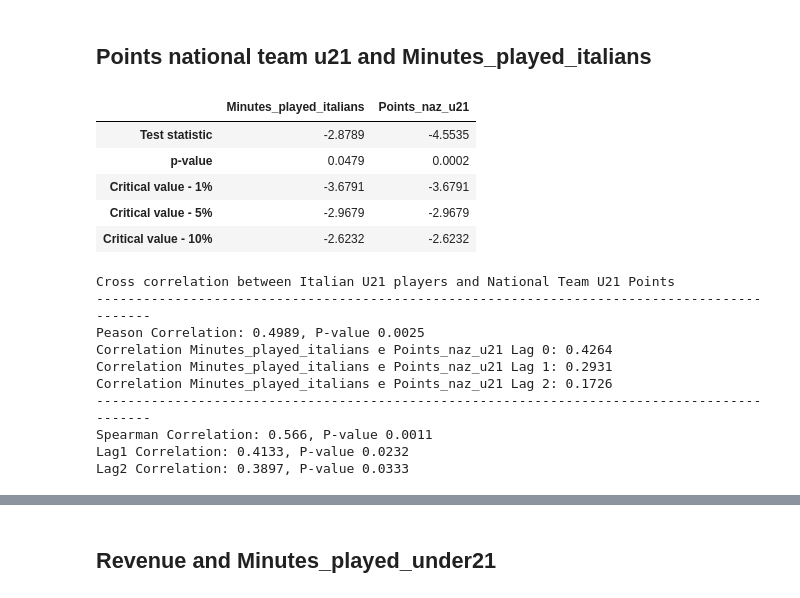
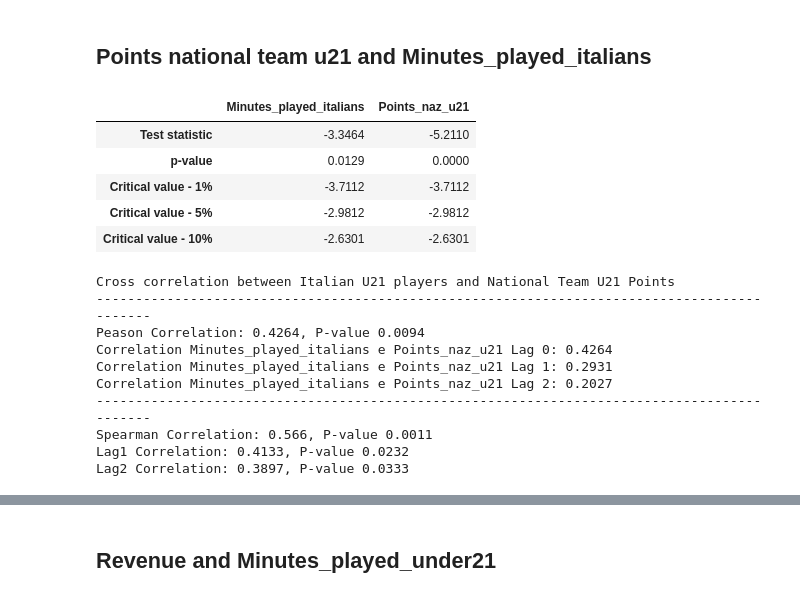
Before and after one commit to frapic98/Minutes-played-by-under-21-players-in-Serie-a, a Jupyter notebook: granger_casuality_ccn.ipynb, the cells around one changed output, grey strips where cells are left out. Saved outputs shown, nothing was run; the diff lists cells and outputs as text; code cells hidden in the pictures.

```diff
--- a/granger_casuality_ccn.ipynb
+++ b/granger_casuality_ccn.ipynb
@@ -103,24 +103,24 @@ Lag2 Correlation: -0.4313, P-value 0.0219
 # %% [markdown]
 ## Points national team  u21 and Minutes_played_italians
 # %%
-adf_test(mins_played[["Minutes_played_italians","Points_naz_u21"]][26:])
+adf_test(mins_played[["Minutes_played_italians","Points_naz_u21"]][29:])
 # %% [output]
 |  | Minutes_played_italians | Points_naz_u21 |
-| Test statistic | -2.8789 | -4.5535 |
-| p-value | 0.0479 | 0.0002 |
-| Critical value - 1% | -3.6791 | -3.6791 |
-| Critical value - 5% | -2.9679 | -2.9679 |
-| Critical value - 10% | -2.6232 | -2.6232 |
+| Test statistic | -3.3464 | -5.2110 |
+| p-value | 0.0129 | 0.0000 |
+| Critical value - 1% | -3.7112 | -3.7112 |
+| Critical value - 5% | -2.9812 | -2.9812 |
+| Critical value - 10% | -2.6301 | -2.6301 |
 # %%
 
 cross_corr_ita_nazu21=ccf(mins_played["Points_naz_u21"][26:],mins_played["Minutes_played_italians"][26:],adjusted=True)
-corr_pearson_ita_nazu21=pearsonr(mins_played["Points_naz_u21"][24:-2],mins_played["Minutes_played_italians"][24:-2],alternative='greater')
+corr_pearson_ita_nazu21=pearsonr(mins_played["Points_naz_u21"][26:],mins_played["Minutes_played_italians"][26:],alternative='greater')
 print("Cross correlation between Italian U21 players and National Team U21 Points")
 print("--------------------------------------------------------------------------------------------")
 print(f"Peason Correlation: {round(corr_pearson_ita_nazu21.statistic,4)}, P-value {round(corr_pearson_ita_nazu21.pvalue,4)}")
 print(f"Correlation Minutes_played_italians e Points_naz_u21 Lag 0: {round(cross_corr_ita_nazu21[0],4)}")
 print(f"Correlation Minutes_played_italians e Points_naz_u21 Lag 1: {round(cross_corr_ita_nazu21[3],4)}")
-print(f"Correlation Minutes_played_italians e Points_naz_u21 Lag 2: {round(cross_corr_ita_nazu21[2],4)}")
+print(f"Correlation Minutes_played_italians e Points_naz_u21 Lag 2: {round(cross_corr_ita_nazu21[1],4)}")
 
 
 print("--------------------------------------------------------------------------------------------")
@@ -136,10 +136,10 @@ print(f"Lag2 Correlation: {round(corr_spearman_ita_nazu21_lag2.statistic,4)}, P-
 # %% [output]
 Cross correlation between Italian U21 players and National Team U21 Points
 --------------------------------------------------------------------------------------------
-Peason Correlation: 0.4989, P-value 0.0025
+Peason Correlation: 0.4264, P-value 0.0094
 Correlation Minutes_played_italians e Points_naz_u21 Lag 0: 0.4264
 Correlation Minutes_played_italians e Points_naz_u21 Lag 1: 0.2931
-Correlation Minutes_played_italians e Points_naz_u21 Lag 2: 0.1726
+Correlation Minutes_played_italians e Points_naz_u21 Lag 2: 0.2027
 --------------------------------------------------------------------------------------------
 Spearman Correlation: 0.566, P-value 0.0011
 Lag1 Correlation: 0.4133, P-value 0.0232
```
Also changed, not shown: parts of 6 cells of this notebook, 1 other file.
